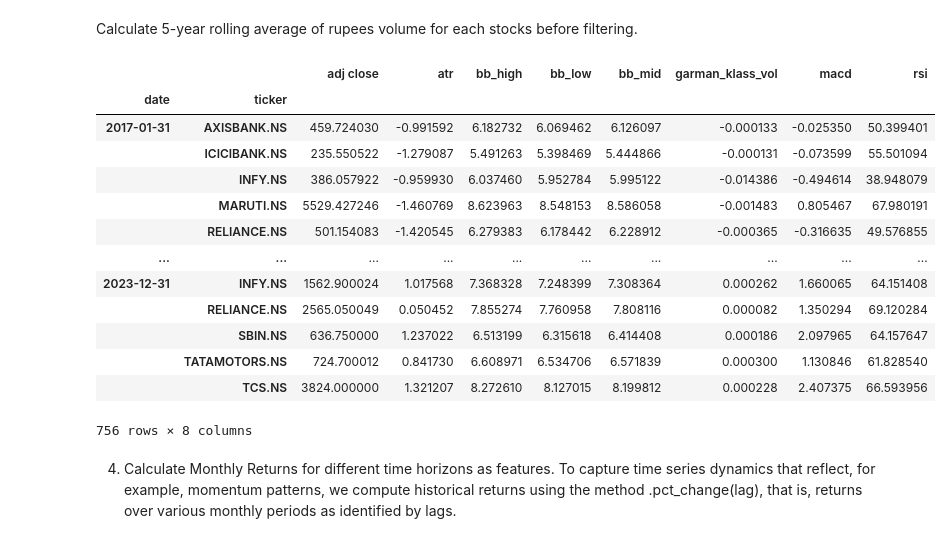
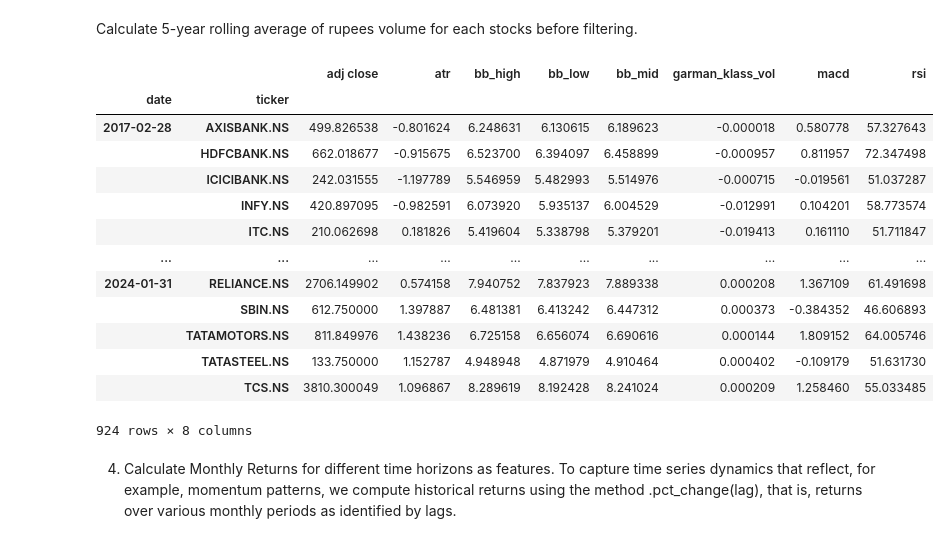
Before and after one commit to netkap/quant_ml_nifty50, a Jupyter notebook: Machine_Learning_Quant_Trade_NIFTY50.ipynb, the cells around one changed output. Drawn from its saved outputs; the diff is of its cells as text; code cells hidden in the pictures.

```diff
--- a/Machine_Learning_Quant_Trade_NIFTY50.ipynb
+++ b/Machine_Learning_Quant_Trade_NIFTY50.ipynb
@@ -69,7 +69,7 @@ ysymbol=['ADANIENT.NS',
 
 
 
-end_date = '2023-12-23'
+end_date = dt.date.today()
 # data fro previous 8 years
 start_date = pd.to_datetime(end_date)-pd.DateOffset(365*8)
 
@@ -180,26 +180,26 @@ Calculate 5-year rolling average of rupees volume for each stocks before filteri
 # %%
 data['rupees_volume'] = (data.loc[:, 'rupees_volume'].unstack('ticker').rolling(5*12, min_periods=12).mean().stack())
 
 data['rupees_vol_rank'] = (data.groupby('date')['rupees_volume'].rank(ascending=False))
-data = data[data['rupees_vol_rank']<10].drop(['rupees_volume', 'rupees_vol_rank'], axis=1)
-# we are selecting top 10 stocks for our portfolio
+data = data[data['rupees_vol_rank']<12].drop(['rupees_volume', 'rupees_vol_rank'], axis=1)
+# we are selecting top 12 stocks for our portfolio
 
 data
 # %% [output]
 |  |  | adj close | atr | bb_high | bb_low | bb_mid | garman_klass_vol | macd | rsi |
 | date | ticker |  |  |  |  |  |  |  |  |
-| 2017-01-31 | AXISBANK.NS | 459.724030 | -0.991592 | 6.182732 | 6.069462 | 6.126097 | -0.000133 | -0.025350 | 50.399401 |
-|  | ICICIBANK.NS | 235.550522 | -1.279087 | 5.491263 | 5.398469 | 5.444866 | -0.000131 | -0.073599 | 55.501094 |
-|  | INFY.NS | 386.057922 | -0.959930 | 6.037460 | 5.952784 | 5.995122 | -0.014386 | -0.494614 | 38.948079 |
-|  | MARUTI.NS | 5529.427246 | -1.460769 | 8.623963 | 8.548153 | 8.586058 | -0.001483 | 0.805467 | 67.980191 |
-|  | RELIANCE.NS | 501.154083 | -1.420545 | 6.279383 | 6.178442 | 6.228912 | -0.000365 | -0.316635 | 49.576855 |
+| 2017-02-28 | AXISBANK.NS | 499.826538 | -0.801624 | 6.248631 | 6.130615 | 6.189623 | -0.000018 | 0.580778 | 57.327643 |
+|  | HDFCBANK.NS | 662.018677 | -0.915675 | 6.523700 | 6.394097 | 6.458899 | -0.000957 | 0.811957 | 72.347498 |
+|  | ICICIBANK.NS | 242.031555 | -1.197789 | 5.546959 | 5.482993 | 5.514976 | -0.000715 | -0.019561 | 51.037287 |
+|  | INFY.NS | 420.897095 | -0.982591 | 6.073920 | 5.935137 | 6.004529 | -0.012991 | 0.104201 | 58.773574 |
+|  | ITC.NS | 210.062698 | 0.181826 | 5.419604 | 5.338798 | 5.379201 | -0.019413 | 0.161110 | 51.711847 |
 | ... | ... | ... | ... | ... | ... | ... | ... | ... | ... |
-| 2023-12-31 | INFY.NS | 1562.900024 | 1.017568 | 7.368328 | 7.248399 | 7.308364 | 0.000262 | 1.660065 | 64.151408 |
-|  | RELIANCE.NS | 2565.050049 | 0.050452 | 7.855274 | 7.760958 | 7.808116 | 0.000082 | 1.350294 | 69.120284 |
-|  | SBIN.NS | 636.750000 | 1.237022 | 6.513199 | 6.315618 | 6.414408 | 0.000186 | 2.097965 | 64.157647 |
-|  | TATAMOTORS.NS | 724.700012 | 0.841730 | 6.608971 | 6.534706 | 6.571839 | 0.000300 | 1.130846 | 61.828540 |
-|  | TCS.NS | 3824.000000 | 1.321207 | 8.272610 | 8.127015 | 8.199812 | 0.000228 | 2.407375 | 66.593956 |
+| 2024-01-31 | RELIANCE.NS | 2706.149902 | 0.574158 | 7.940752 | 7.837923 | 7.889338 | 0.000208 | 1.367109 | 61.491698 |
+|  | SBIN.NS | 612.750000 | 1.397887 | 6.481381 | 6.413242 | 6.447312 | 0.000373 | -0.384352 | 46.606893 |
+|  | TATAMOTORS.NS | 811.849976 | 1.438236 | 6.725158 | 6.656074 | 6.690616 | 0.000144 | 1.809152 | 64.005746 |
+|  | TATASTEEL.NS | 133.750000 | 1.152787 | 4.948948 | 4.871979 | 4.910464 | 0.000402 | -0.109179 | 51.631730 |
+|  | TCS.NS | 3810.300049 | 1.096867 | 8.289619 | 8.192428 | 8.241024 | 0.000209 | 1.258460 | 55.033485 |
-756 rows × 8 columns
+924 rows × 8 columns
 # %% [markdown]
 4. Calculate Monthly Returns for different time horizons as features.
 To capture time series dynamics that reflect, for example, momentum patterns, we compute historical returns using the method .pct_change(lag), that is, returns over various monthly periods as identified by lags.
```
Also changed, not shown: parts of 16 cells of this notebook.
